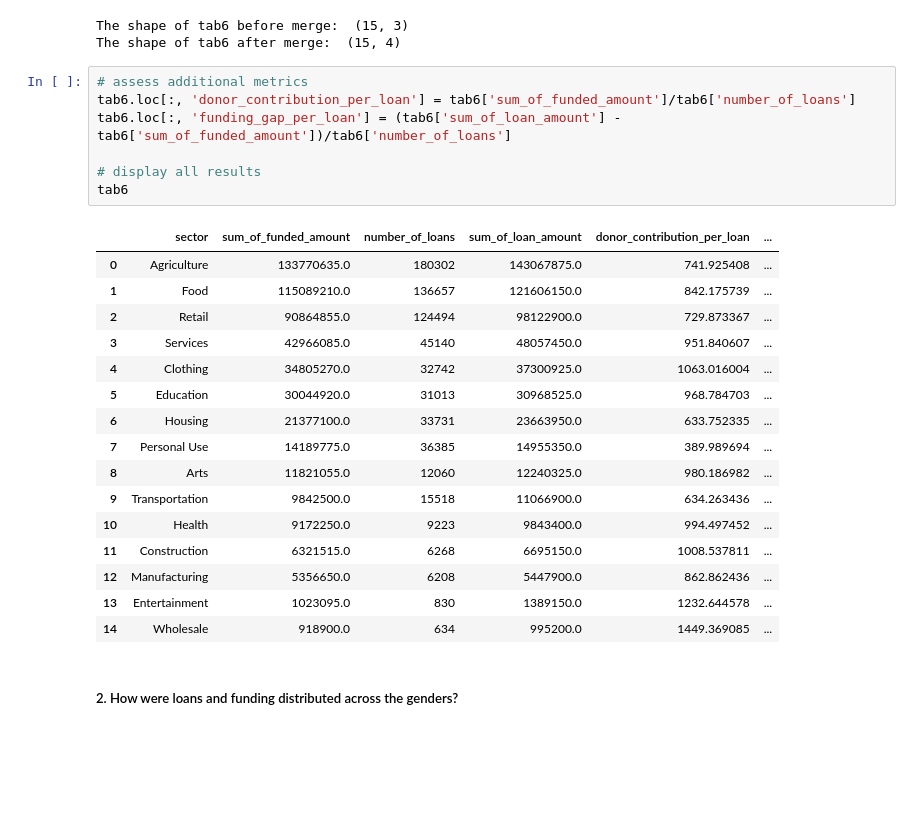
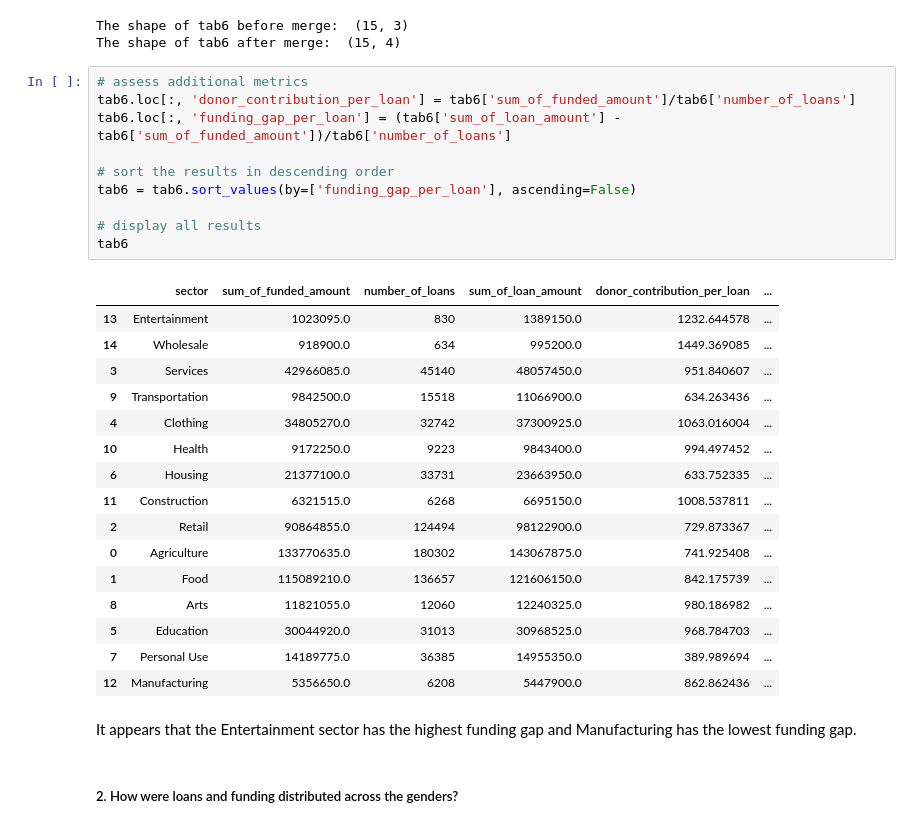
Before and after one commit to masterpython4ds/assignment-1-CeeThinwa, a Jupyter notebook: KIVA Analysis.ipynb, the cells around one changed output. Saved outputs shown, nothing was run; the diff lists cells and outputs as text; blank space fills up the shorter version.

```diff
--- a/KIVA Analysis.ipynb
+++ b/KIVA Analysis.ipynb
@@ -814,27 +833,32 @@ The shape of tab6 after merge:  (15, 4)
 # %%
 # assess additional metrics
 tab6.loc[:, 'donor_contribution_per_loan'] = tab6['sum_of_funded_amount']/tab6['number_of_loans']
 tab6.loc[:, 'funding_gap_per_loan'] = (tab6['sum_of_loan_amount'] - tab6['sum_of_funded_amount'])/tab6['number_of_loans']
 
+# sort the results in descending order
+tab6 = tab6.sort_values(by=['funding_gap_per_loan'], ascending=False)
+
 # display all results
 tab6
 # %% [output]
 |  | sector | sum_of_funded_amount | number_of_loans | sum_of_loan_amount | donor_contribution_per_loan | ... |
+| 13 | Entertainment | 1023095.0 | 830 | 1389150.0 | 1232.644578 | ... |
+| 14 | Wholesale | 918900.0 | 634 | 995200.0 | 1449.369085 | ... |
+| 3 | Services | 42966085.0 | 45140 | 48057450.0 | 951.840607 | ... |
+| 9 | Transportation | 9842500.0 | 15518 | 11066900.0 | 634.263436 | ... |
+| 4 | Clothing | 34805270.0 | 32742 | 37300925.0 | 1063.016004 | ... |
+| 10 | Health | 9172250.0 | 9223 | 9843400.0 | 994.497452 | ... |
+| 6 | Housing | 21377100.0 | 33731 | 23663950.0 | 633.752335 | ... |
+| 11 | Construction | 6321515.0 | 6268 | 6695150.0 | 1008.537811 | ... |
+| 2 | Retail | 90864855.0 | 124494 | 98122900.0 | 729.873367 | ... |
 | 0 | Agriculture | 133770635.0 | 180302 | 143067875.0 | 741.925408 | ... |
 | 1 | Food | 115089210.0 | 136657 | 121606150.0 | 842.175739 | ... |
-| 2 | Retail | 90864855.0 | 124494 | 98122900.0 | 729.873367 | ... |
-| 3 | Services | 42966085.0 | 45140 | 48057450.0 | 951.840607 | ... |
-| 4 | Clothing | 34805270.0 | 32742 | 37300925.0 | 1063.016004 | ... |
+| 8 | Arts | 11821055.0 | 12060 | 12240325.0 | 980.186982 | ... |
 | 5 | Education | 30044920.0 | 31013 | 30968525.0 | 968.784703 | ... |
-| 6 | Housing | 21377100.0 | 33731 | 23663950.0 | 633.752335 | ... |
 | 7 | Personal Use | 14189775.0 | 36385 | 14955350.0 | 389.989694 | ... |
-| 8 | Arts | 11821055.0 | 12060 | 12240325.0 | 980.186982 | ... |
-| 9 | Transportation | 9842500.0 | 15518 | 11066900.0 | 634.263436 | ... |
-| 10 | Health | 9172250.0 | 9223 | 9843400.0 | 994.497452 | ... |
-| 11 | Construction | 6321515.0 | 6268 | 6695150.0 | 1008.537811 | ... |
 | 12 | Manufacturing | 5356650.0 | 6208 | 5447900.0 | 862.862436 | ... |
-| 13 | Entertainment | 1023095.0 | 830 | 1389150.0 | 1232.644578 | ... |
-| 14 | Wholesale | 918900.0 | 634 | 995200.0 | 1449.369085 | ... |
+# %% [markdown]
+It appears that the Entertainment sector has the highest funding gap and Manufacturing has the lowest funding gap.
 # %% [markdown]
 ##### 2. How were loans and funding distributed across the genders?
 # %%
```
Also changed, not shown: parts of 33 cells of this notebook.
